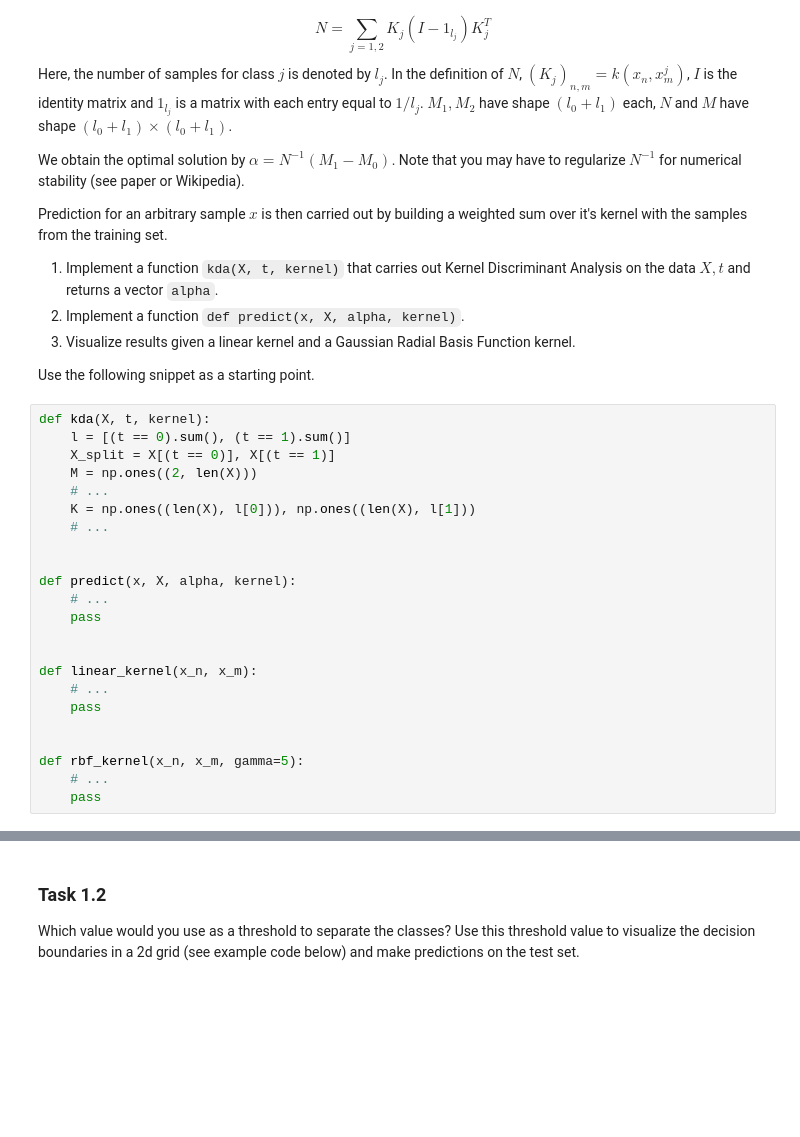
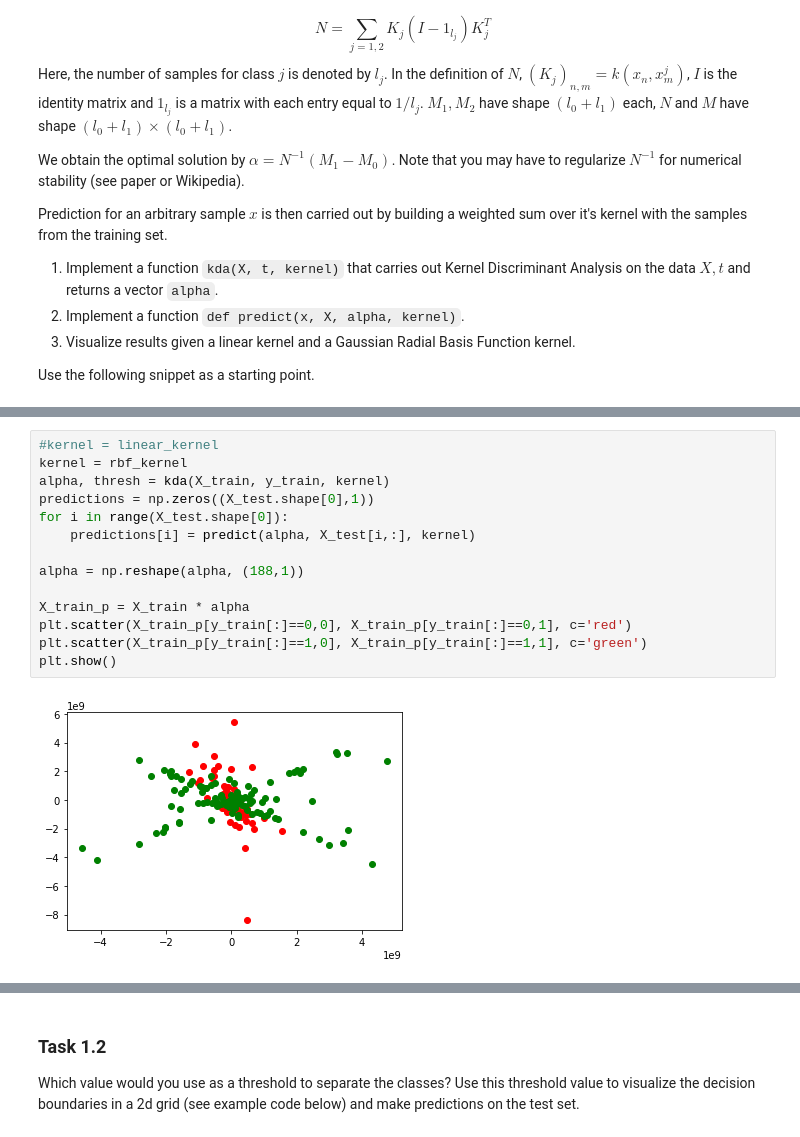
Before and after one commit to fredbec/ml-sose21, a Jupyter notebook: collect/practical_3_rene.ipynb, the cells around one changed output, grey strips where cells are left out. Drawn from its saved outputs; the diff is of its cells as text; blank space fills up the shorter version.

```diff
--- a/collect/practical_3_rene.ipynb
+++ b/collect/practical_3_rene.ipynb
@@ -134,26 +141,3 @@ Prediction for an arbitrary sample $x$ is then carried out by building a weighte
 3. Visualize results given a linear kernel and a Gaussian Radial Basis Function kernel.
 
 Use the following snippet as a starting point.
-# %%
-def kda(X, t, kernel):
-    l = [(t == 0).sum(), (t == 1).sum()]
-    X_split = X[(t == 0)], X[(t == 1)]
-    M = np.ones((2, len(X)))
-    # ...
-    K = np.ones((len(X), l[0])), np.ones((len(X), l[1]))
-    # ...
-
-
-def predict(x, X, alpha, kernel):
-    # ...
-    pass
-
-
-def linear_kernel(x_n, x_m):
-    # ...
-    pass
-
-
-def rbf_kernel(x_n, x_m, gamma=5):
-    # ...
-    pass
@@ -163,0 +190,16 @@ def rbf_kernel(x_n, x_m, gamma=5):
+# %%
+#kernel = linear_kernel
+kernel = rbf_kernel
+alpha, thresh = kda(X_train, y_train, kernel)
+predictions = np.zeros((X_test.shape[0],1))
+for i in range(X_test.shape[0]):
+    predictions[i] = predict(alpha, X_test[i,:], kernel)
+
+alpha = np.reshape(alpha, (188,1))
+
+X_train_p = X_train * alpha
+plt.scatter(X_train_p[y_train[:]==0,0], X_train_p[y_train[:]==0,1], c='red')
+plt.scatter(X_train_p[y_train[:]==1,0], X_train_p[y_train[:]==1,1], c='green')
+plt.show()
+# %% [output]
+[figure, added]
```
Also changed, not shown: parts of 12 cells of this notebook.
